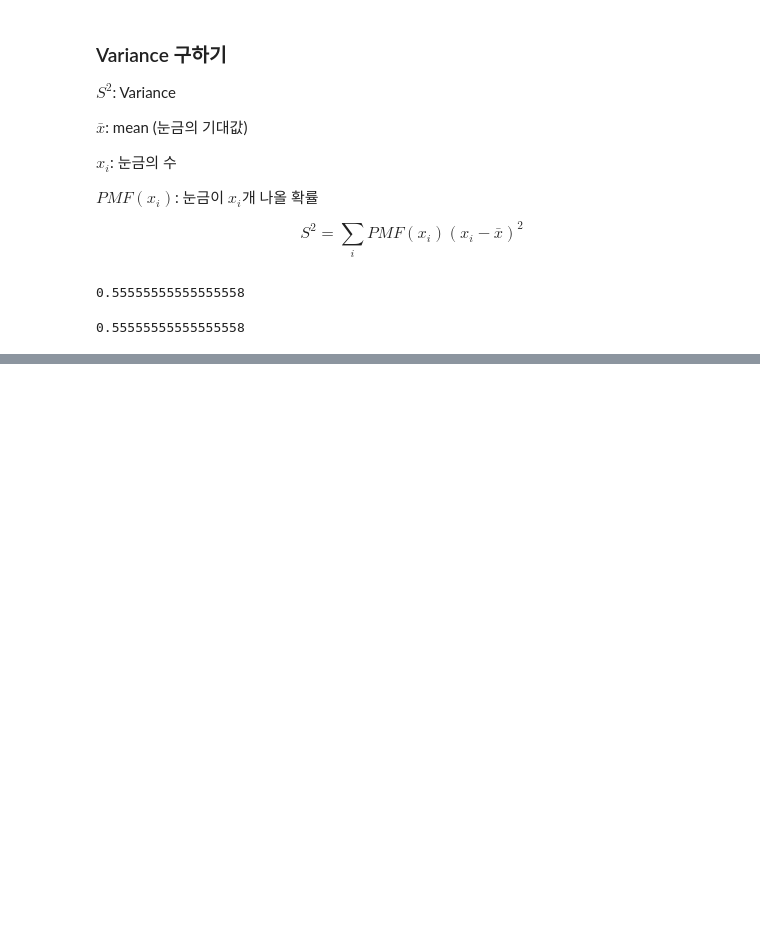
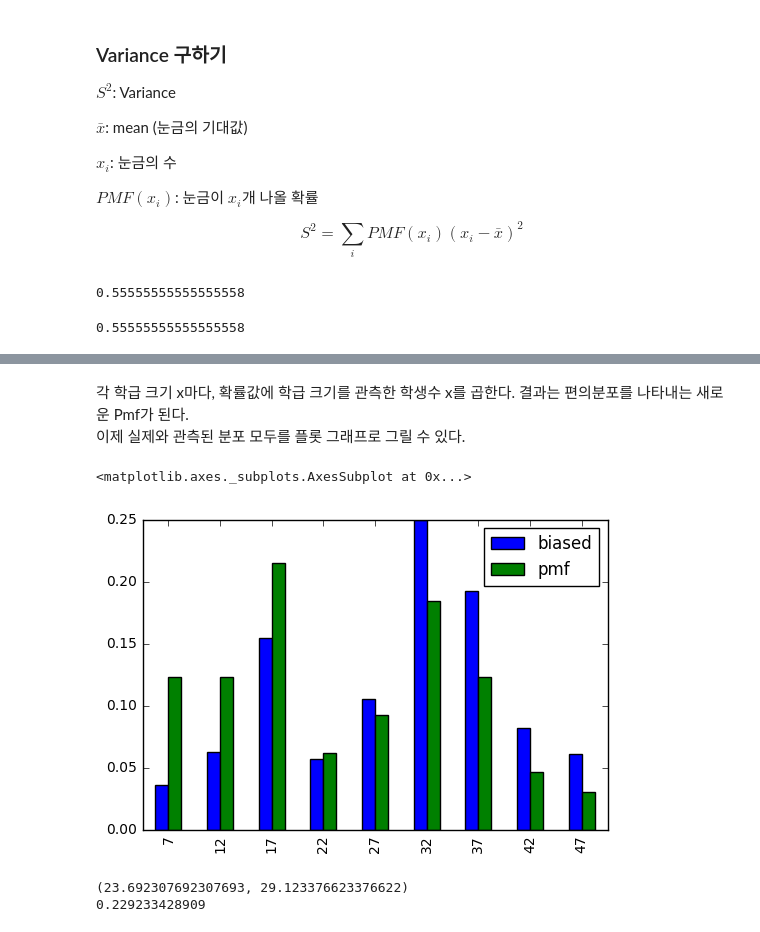
Before and after one commit to ermaker/thinkstats2chap3, a Jupyter notebook: pmf.ipynb, the cells around one changed output, grey strips where cells are left out. Drawn from its saved outputs; the diff is of its cells as text; code cells hidden in the pictures; blank space fills up the shorter version.

```diff
--- a/pmf.ipynb
+++ b/pmf.ipynb
@@ -110,0 +199,14 @@ number.values.var()  # 원 데이터로 구한 mean
+# %% [markdown]
+각 학급 크기 x마다, 확률값에 학급 크기를 관측한 학생수 x를 곱한다. 결과는 편의분포를 나타내는 새로운 Pmf가 된다.
+이제 실제와 관측된 분포 모두를 플롯 그래프로 그릴 수 있다.
+# %%
+pd.DataFrame({'pmf': pmf, 'biased': biased}).plot.bar()
+# %% [output]
+<matplotlib.axes._subplots.AxesSubplot at 0x...>
+[figure, added]
+# %%
+print(pmf.mul(pmf.index).sum(), biased.mul(biased.index).sum())  # pmf mean and biased mean
+print(biased.mul(biased.index).sum() / pmf.mul(pmf.index).sum() - 1)  # Diff ratio
+# %% [output]
+(23.692307692307693, 29.123376623376622)
+0.229233428909
```
Also changed, not shown: parts of 15 cells of this notebook.
